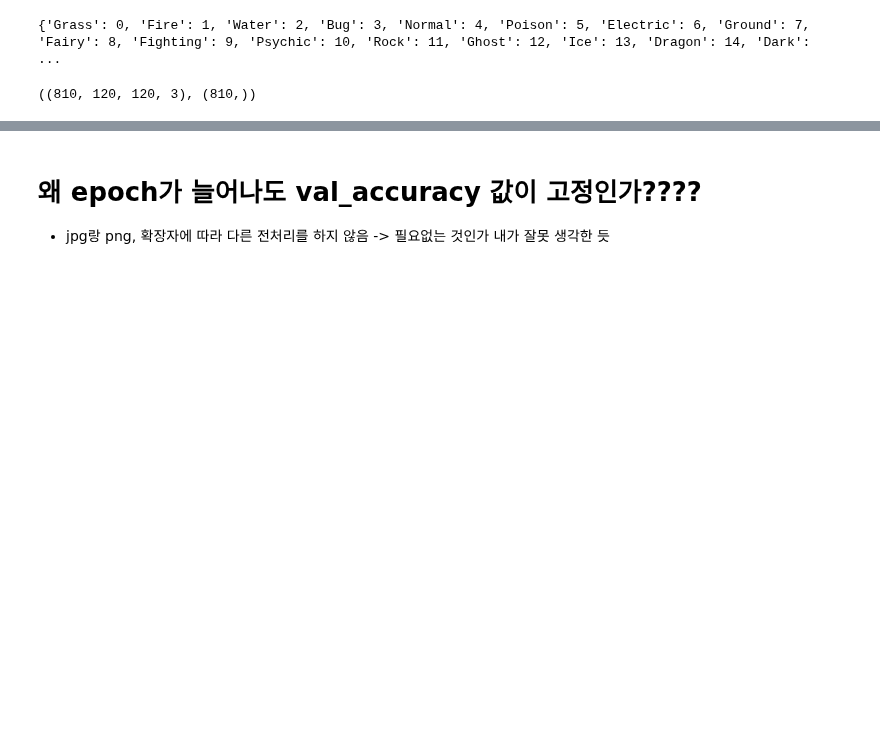
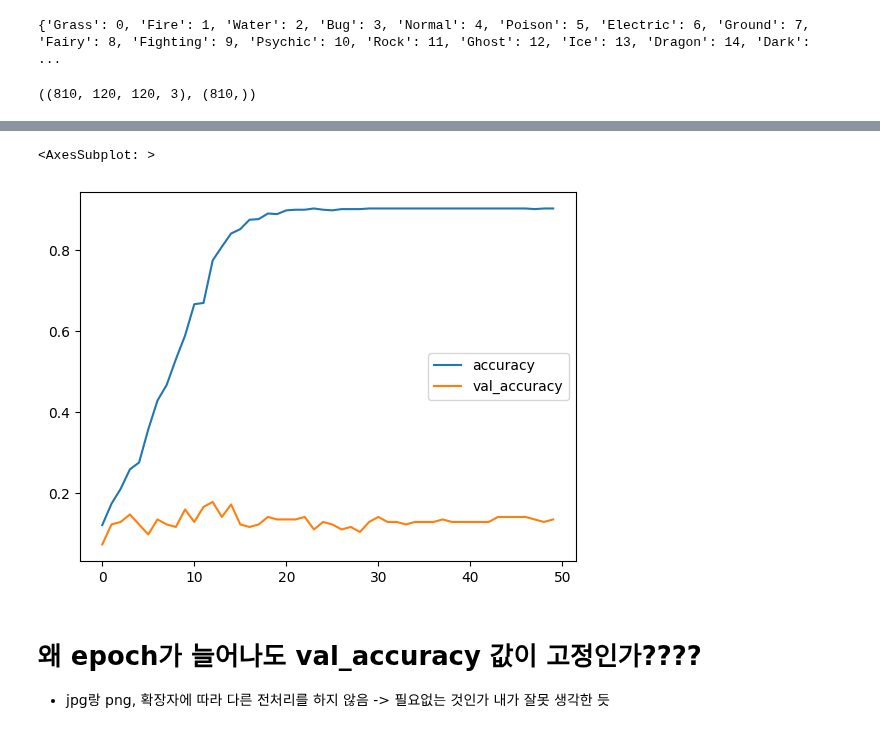
Before and after one commit to wumusill/AI_School, a Jupyter notebook: DL/pokemon.ipynb, the cells around one changed output, grey strips where cells are left out. Drawn from its saved outputs; the diff is of its cells as text; code cells hidden in the pictures; blank space fills up the shorter version.

```diff
--- a/DL/pokemon.ipynb
+++ b/DL/pokemon.ipynb
@@ -701,3 +718,8 @@ accuracy of the model 0.8966049551963806
+# %%
+df_hist[["accuracy", "val_accuracy"]].plot()
+# %% [output]
+<AxesSubplot: >
+[figure, added]
 # %% [markdown]
 # 왜 epoch가 늘어나도 val_accuracy 값이 고정인가????
 * jpg랑 png, 확장자에 따라 다른 전처리를 하지 않음 -> 필요없는 것인가 내가 잘못 생각한 듯
```
Also changed, not shown: parts of 8 cells of this notebook, 5 other files.
